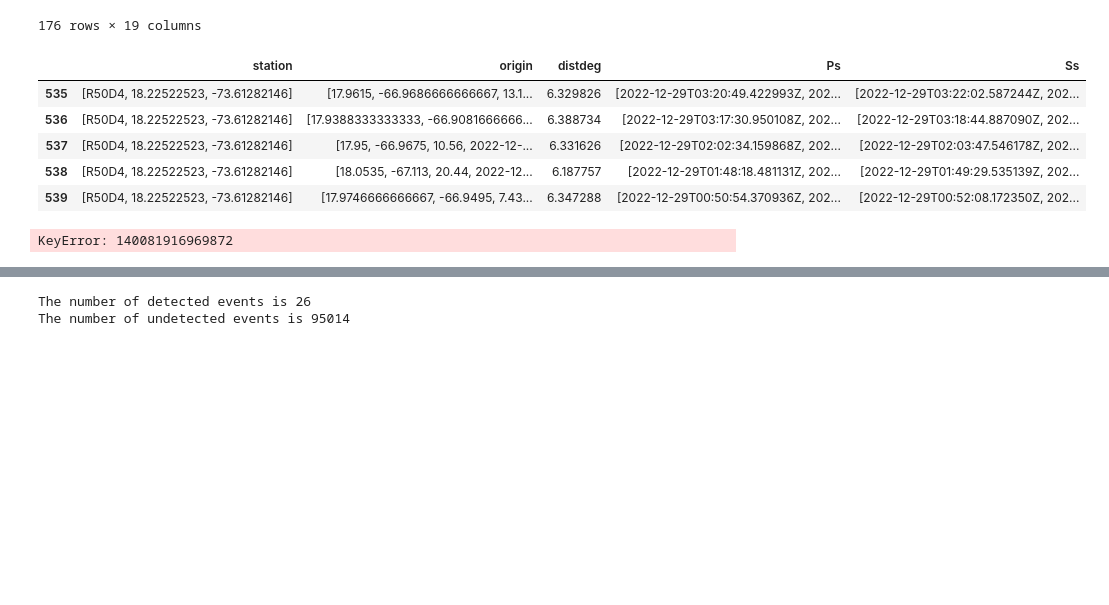
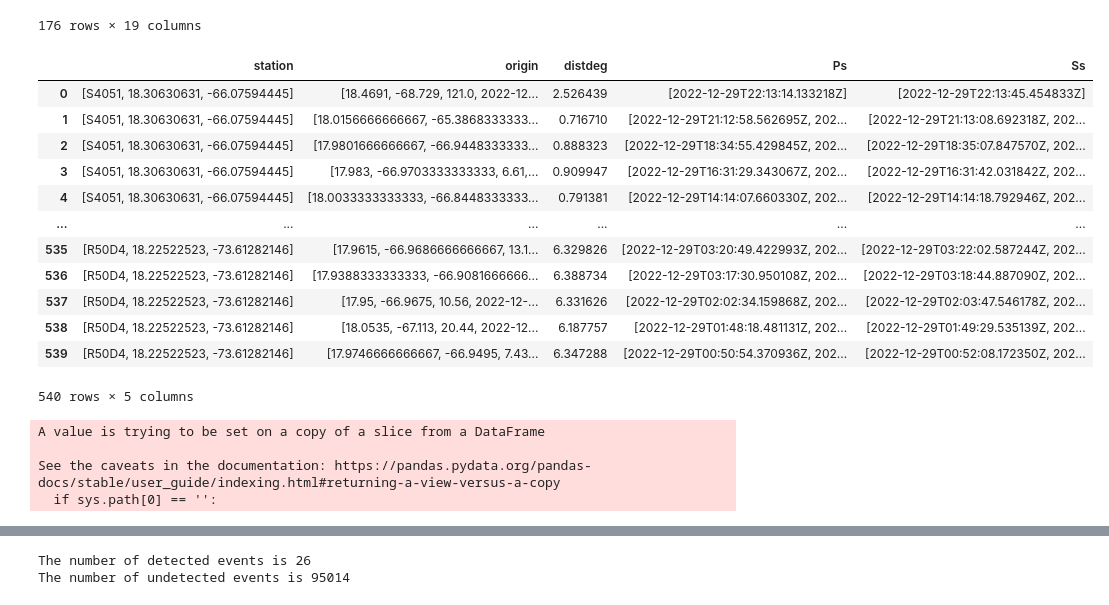
Before and after one commit to bayleecm/RSML, a Jupyter notebook: EQTransformer 1 Day Test.ipynb, the cells around one changed output, grey strips where cells are left out. Cells and saved outputs as stored; diff of their text form; code cells hidden in the pictures; blank space fills up the shorter version.

```diff
--- a/EQTransformer 1 Day Test.ipynb
+++ b/EQTransformer 1 Day Test.ipynb
@@ -106,29 +106,39 @@ DetectDf.to_pickle("DetectDf.pkl")
 # %%
-phasedata.tail()
+phasedata
 # %% [output]
 |  | station | origin | distdeg | Ps | Ss |
+| 0 | [S4051, 18.30630631, -66.07594445] | [18.4691, -68.729, 121.0, 2022-12... | 2.526439 | [2022-12-29T22:13:14.133218Z] | [2022-12-29T22:13:45.454833Z] |
+| 1 | [S4051, 18.30630631, -66.07594445] | [18.0156666666667, -65.3868333333... | 0.716710 | [2022-12-29T21:12:58.562695Z, 202... | [2022-12-29T21:13:08.692318Z, 202... |
+| 2 | [S4051, 18.30630631, -66.07594445] | [17.9801666666667, -66.9448333333... | 0.888323 | [2022-12-29T18:34:55.429845Z, 202... | [2022-12-29T18:35:07.847570Z, 202... |
+| 3 | [S4051, 18.30630631, -66.07594445] | [17.983, -66.9703333333333, 6.61,... | 0.909947 | [2022-12-29T16:31:29.343067Z, 202... | [2022-12-29T16:31:42.031842Z, 202... |
+| 4 | [S4051, 18.30630631, -66.07594445] | [18.0033333333333, -66.8448333333... | 0.791381 | [2022-12-29T14:14:07.660330Z, 202... | [2022-12-29T14:14:18.792946Z, 202... |
+| ... | ... | ... | ... | ... | ... |
 | 535 | [R50D4, 18.22522523, -73.61282146] | [17.9615, -66.9686666666667, 13.1... | 6.329826 | [2022-12-29T03:20:49.422993Z, 202... | [2022-12-29T03:22:02.587244Z, 202... |
 | 536 | [R50D4, 18.22522523, -73.61282146] | [17.9388333333333, -66.9081666666... | 6.388734 | [2022-12-29T03:17:30.950108Z, 202... | [2022-12-29T03:18:44.887090Z, 202... |
 | 537 | [R50D4, 18.22522523, -73.61282146] | [17.95, -66.9675, 10.56, 2022-12-... | 6.331626 | [2022-12-29T02:02:34.159868Z, 202... | [2022-12-29T02:03:47.546178Z, 202... |
 | 538 | [R50D4, 18.22522523, -73.61282146] | [18.0535, -67.113, 20.44, 2022-12... | 6.187757 | [2022-12-29T01:48:18.481131Z, 202... | [2022-12-29T01:49:29.535139Z, 202... |
 | 539 | [R50D4, 18.22522523, -73.61282146] | [17.9746666666667, -66.9495, 7.43... | 6.347288 | [2022-12-29T00:50:54.370936Z, 202... | [2022-12-29T00:52:08.172350Z, 202... |
+540 rows × 5 columns
 # %%
 theorPhase=phasedata.copy()
 tbuf=30
-# add column to theotical detection DF
+# add column to theoretical detection DF
 theorPhase["EQTdetect"]=np.nan
 for idTher in theorPhase.index: # each row contains a unique theoretical prediction based on catalog seismicity
-    PsTher=theorPhase["Ps"][id]
-    stat=theorPhase["station"][id][0]
+    PsTher=theorPhase["Ps"][idTher]
+    stat=theorPhase["station"][idTher][0]
     for idDet in DetectDf[DetectDf["station"]==stat].index:
         if DetectDf["p_arrival_time"][idDet] is not np.nan:  # only when not NaN
             PPred=UTC(DetectDf["p_arrival_time"][idDet])
-            if PPred >= UTC(min(PsTher)-tbuf) and PPred <= UTC(min(PsTher)+tbuf):
-                #if PPred <= max(PsTher)+tbuf:
-                #theorPhase["EQTdetect"][idTher]=idDet
-                print(min(PsTher)-tbuf,max(PsTher)+tbuf,PPred)
+            if PPred >= UTC(min(PsTher)-tbuf) and PPred <= UTC(max(PsTher)+tbuf):
+                theorPhase["EQTdetect"][idTher]=idDet
+                #fills the EQTdetect column with the index of the station in DetectDf
+                #which has an event which fits within these parameters
 # %% [output]
-KeyError: 140081916969872
+A value is trying to be set on a copy of a slice from a DataFrame
+
+See the caveats in the documentation: https://pandas.pydata.org/pandas-docs/stable/user_guide/indexing.html#returning-a-view-versus-a-copy
+  if sys.path[0] == '':
 # %%
 theorPhase[theorPhase["EQTdetect"]>0]
 # %% [output]
```
Also changed, not shown: parts of 6 cells of this notebook.
